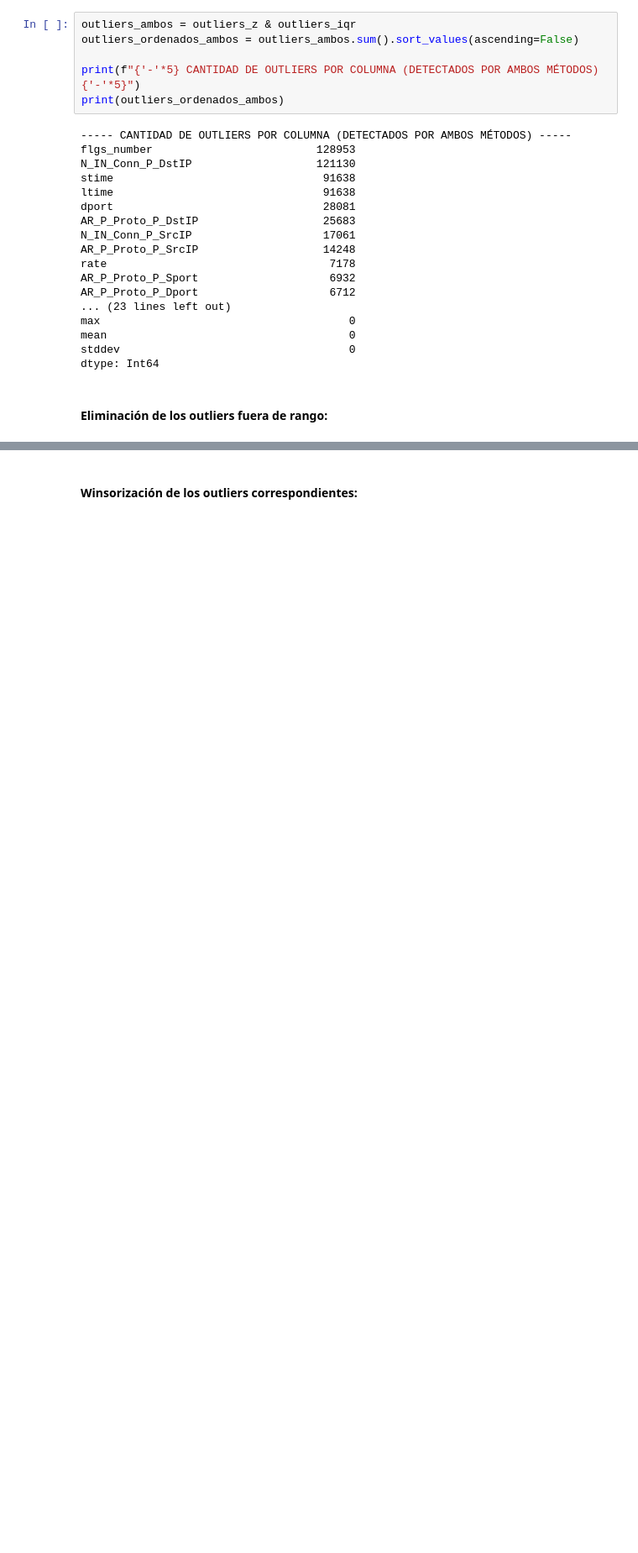
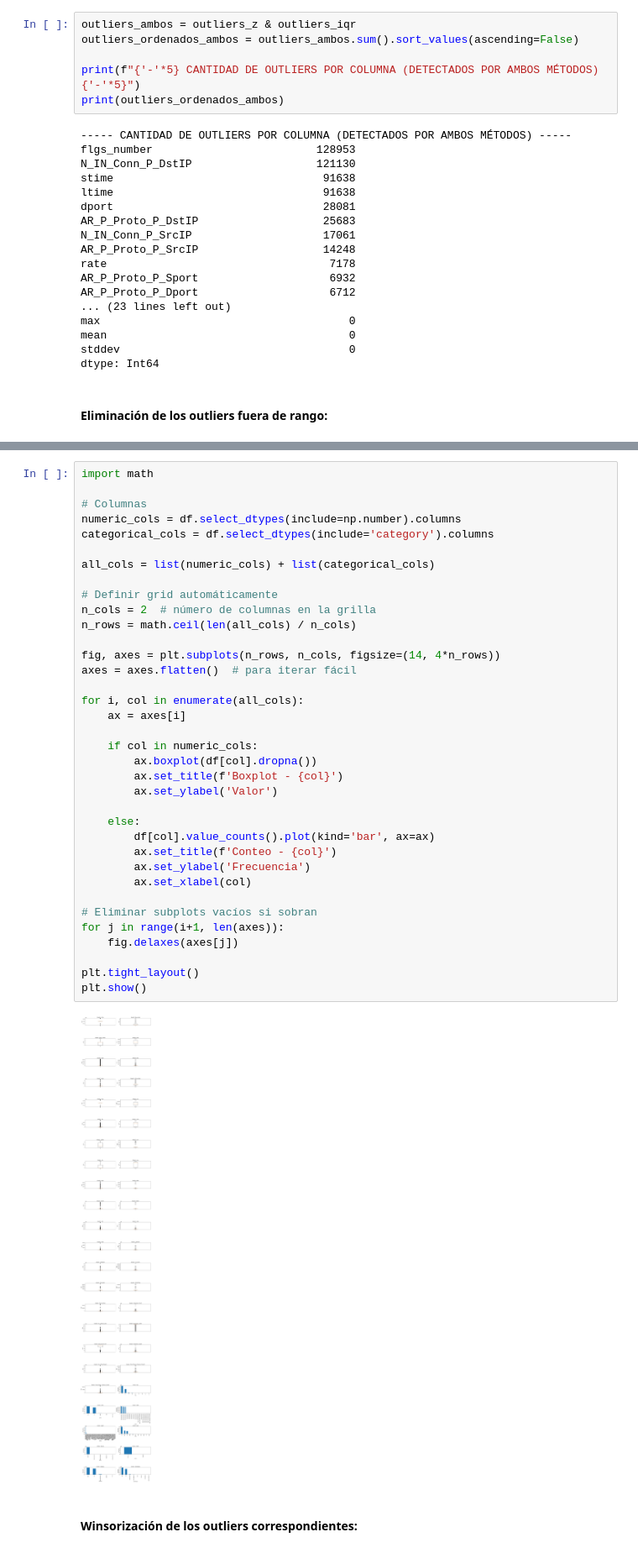
Before and after one commit to PabloDelaFuenteArteaga/autoencoders-ciberseguridad, a Jupyter notebook: notebooks/preprocesado.ipynb, the cells around one changed output, grey strips where cells are left out. Shown at 84% size. Drawn from its saved outputs; the diff is of its cells as text; blank space fills up the shorter version.

```diff
--- a/notebooks/preprocesado.ipynb
+++ b/notebooks/preprocesado.ipynb
@@ -299,3 +265,41 @@ plt.show()
+# %%
+import math
+
+# Columnas
+numeric_cols = df.select_dtypes(include=np.number).columns
+categorical_cols = df.select_dtypes(include='category').columns
+
+all_cols = list(numeric_cols) + list(categorical_cols)
+
+# Definir grid automáticamente
+n_cols = 2  # número de columnas en la grilla
+n_rows = math.ceil(len(all_cols) / n_cols)
+
+fig, axes = plt.subplots(n_rows, n_cols, figsize=(14, 4*n_rows))
+axes = axes.flatten()  # para iterar fácil
+
+for i, col in enumerate(all_cols):
+    ax = axes[i]
+
+    if col in numeric_cols:
+        ax.boxplot(df[col].dropna())
+        ax.set_title(f'Boxplot - {col}')
+        ax.set_ylabel('Valor')
+
+    else:
+        df[col].value_counts().plot(kind='bar', ax=ax)
+        ax.set_title(f'Conteo - {col}')
+        ax.set_ylabel('Frecuencia')
+        ax.set_xlabel(col)
+
+# Eliminar subplots vacíos si sobran
+for j in range(i+1, len(axes)):
+    fig.delaxes(axes[j])
+
+plt.tight_layout()
+plt.show()
+# %% [output]
+[figure, added]
 # %% [markdown]
 #### Winsorización de los outliers correspondientes:
 # %%
```
Also changed, not shown: parts of 26 cells of this notebook.
